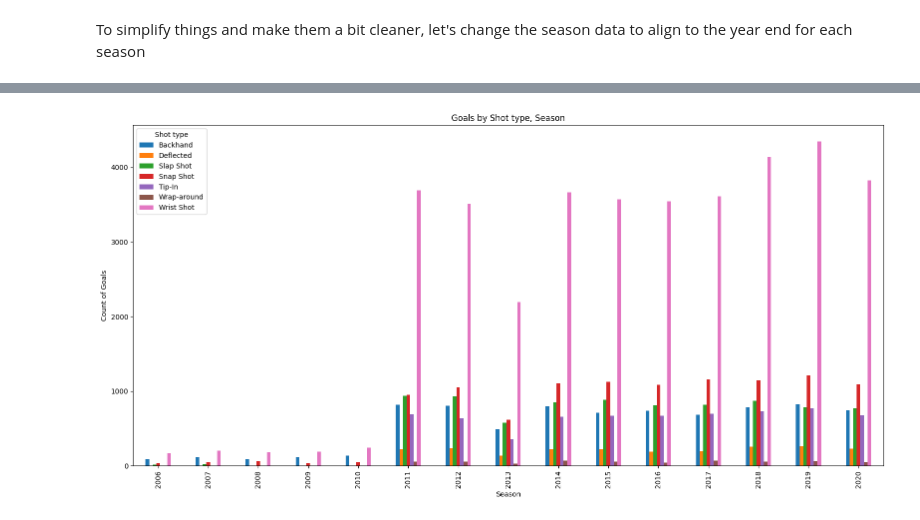
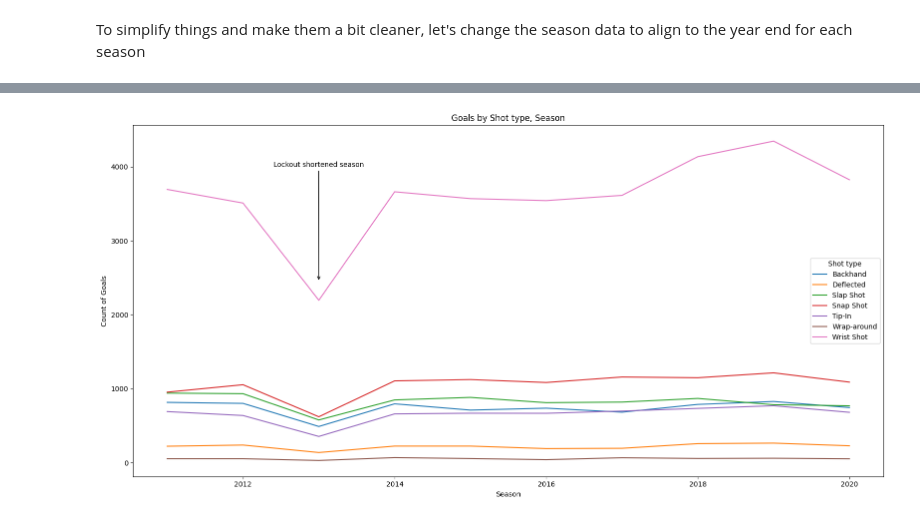
Before and after one commit to mattzirp/pucks_to_the_net, a Jupyter notebook: notebooks/time_series_analysis.ipynb, the cells around one changed output, grey strips where cells are left out. Saved outputs shown, nothing was run; the diff lists cells and outputs as text; code cells hidden in the pictures.

Commit message:
Refining shot and goal season trends

```diff
--- a/notebooks/time_series_analysis.ipynb
+++ b/notebooks/time_series_analysis.ipynb
@@ -227,10 +246,12 @@ goals.groupby('season')['play_id'].count().plot(kind="line")
 # %%
-goals.groupby(['season', 'secondaryType'])['play_id'].count().unstack().plot(kind="bar", figsize=(16, 8))
+goals_after_2010 = goals[goals['season'] > 2010]
+ax = goals_after_2010.groupby(['season', 'secondaryType'])['play_id'].count().unstack().plot(kind="line", figsize=(16, 8))
+ax.annotate("Lockout shortened season", xy=(2013, 2450), xytext=(2012.4, 4000), arrowprops=dict(arrowstyle='->'))
 plt.title('Goals by Shot type, Season')
 plt.xlabel('Season')
 plt.ylabel('Count of Goals')
 plt.legend(title="Shot type")
 plt.tight_layout()
 plt.show()
 # %% [output]
-[figure, old version]
+[figure, new version]
```
Also changed, not shown: parts of 6 cells of this notebook.
